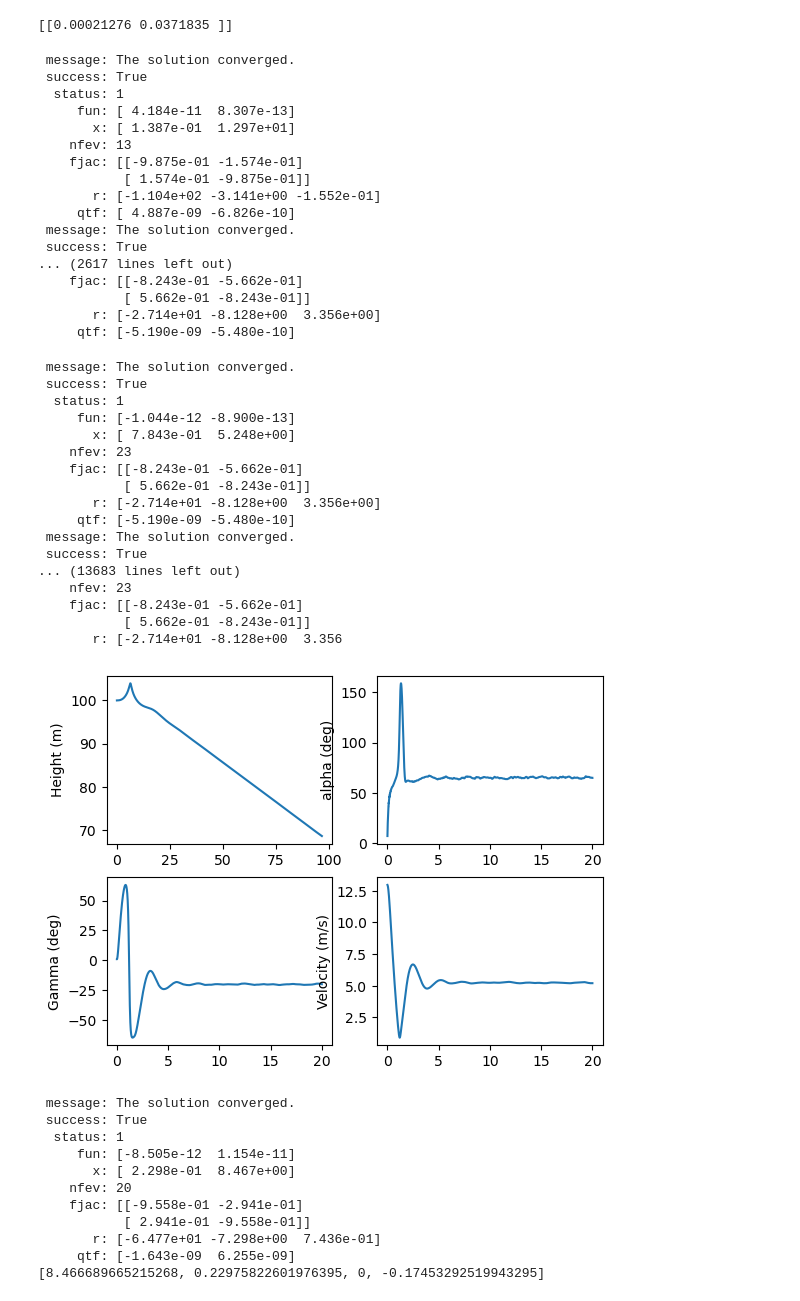
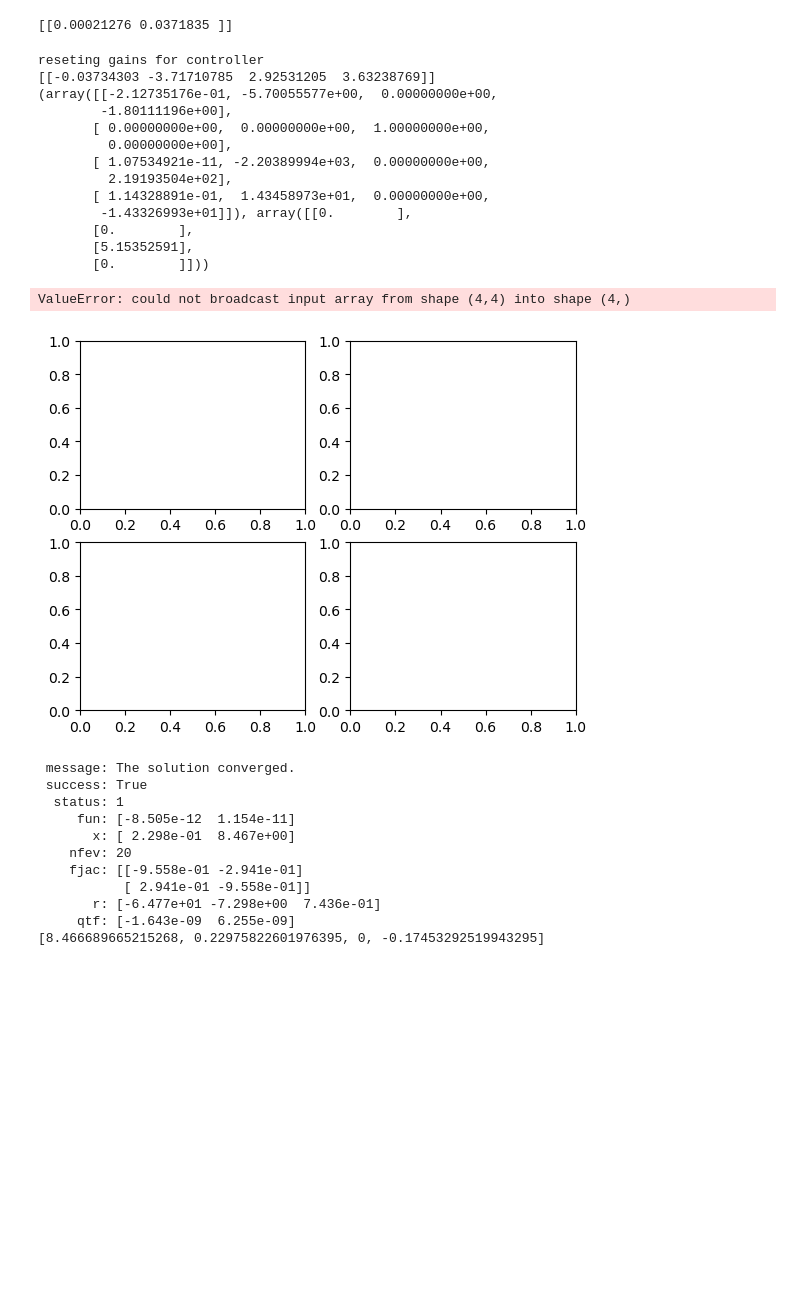
Before and after one commit to Tsmorz/project-junco, a Jupyter notebook: flappy_sim.ipynb, the cells around one changed output. Cells and saved outputs as stored; diff of their text form; code cells hidden in the pictures; blank space fills up the shorter version.

```diff
--- a/flappy_sim.ipynb
+++ b/flappy_sim.ipynb
@@ -376,68 +348,48 @@ class Drone():
 # %%
 env = Drone()
 state = env.reset()
 fig, axs = plt.subplots(2, 2)
 iterations = 2000
 trajx = np.zeros(iterations)
 trajz = np.zeros(iterations)
 trajv = np.zeros(iterations)
 trajtheta = np.zeros(iterations)
 trajthetaDot = np.zeros(iterations)
 trajgamma = np.zeros(iterations)
 trajt = np.zeros(iterations)
 for iter in range(0, iterations):
-    thrustCommand = 4
+    thrustCommand = 5
     action = [thrustCommand, env.coherentCommand(thrustCommand,1/180*np.pi)]
     state, reward, done, _ = env.step(action)
     trajt[iter] = env.time
     trajx[iter], trajz[iter], trajv[iter], trajtheta[iter], trajthetaDot[iter], trajgamma[iter]   = state
 
 axs[0, 0].plot(trajx, trajz)
 axs[0, 0].set_ylabel("Height (m)")
 axs[0, 1].plot(trajt, (trajtheta-trajgamma)*180/np.pi)
 axs[0, 1].set_ylabel("alpha (deg)")
 axs[1, 0].plot(trajt, trajgamma*180/np.pi)
 axs[1, 0].set_ylabel("Gamma (deg)")
 axs[1, 1].plot(trajt, trajv)
 axs[1, 1].set_ylabel("Velocity (m/s)")
 
 fig.show()
 # %% [output]
- message: The solution converged.
- success: True
-  status: 1
-     fun: [ 4.184e-11  8.307e-13]
-       x: [ 1.387e-01  1.297e+01]
-    nfev: 13
-    fjac: [[-9.875e-01 -1.574e-01]
-           [ 1.574e-01 -9.875e-01]]
-       r: [-1.104e+02 -3.141e+00 -1.552e-01]
-     qtf: [ 4.887e-09 -6.826e-10]
- message: The solution converged.
- success: True
-... (2617 lines left out)
-    fjac: [[-8.243e-01 -5.662e-01]
-           [ 5.662e-01 -8.243e-01]]
-       r: [-2.714e+01 -8.128e+00  3.356e+00]
-     qtf: [-5.190e-09 -5.480e-10]
+reseting gains for controller
+[[-0.03734303 -3.71710785  2.92531205  3.63238769]]
+(array([[-2.12735176e-01, -5.70055577e+00,  0.00000000e+00,
+        -1.80111196e+00],
+       [ 0.00000000e+00,  0.00000000e+00,  1.00000000e+00,
+         0.00000000e+00],
+       [ 1.07534921e-11, -2.20389994e+03,  0.00000000e+00,
+         2.19193504e+02],
+       [ 1.14328891e-01,  1.43458973e+01,  0.00000000e+00,
+        -1.43326993e+01]]), array([[0.        ],
+       [0.        ],
+       [5.15352591],
+       [0.        ]]))
- message: The solution converged.
- success: True
-  status: 1
-     fun: [-1.044e-12 -8.900e-13]
-       x: [ 7.843e-01  5.248e+00]
-    nfev: 23
-    fjac: [[-8.243e-01 -5.662e-01]
-           [ 5.662e-01 -8.243e-01]]
-       r: [-2.714e+01 -8.128e+00  3.356e+00]
-     qtf: [-5.190e-09 -5.480e-10]
- message: The solution converged.
- success: True
-... (13683 lines left out)
-    nfev: 23
-    fjac: [[-8.243e-01 -5.662e-01]
-           [ 5.662e-01 -8.243e-01]]
-       r: [-2.714e+01 -8.128e+00  3.356
+ValueError: could not broadcast input array from shape (4,4) into shape (4,)
-[figure, old version]
+[figure, new version]
 # %%
 env = Drone()
 print(env.coherentCommand(0,-10/180*np.pi))
```
Also changed, not shown: parts of 1 cell of this notebook.
